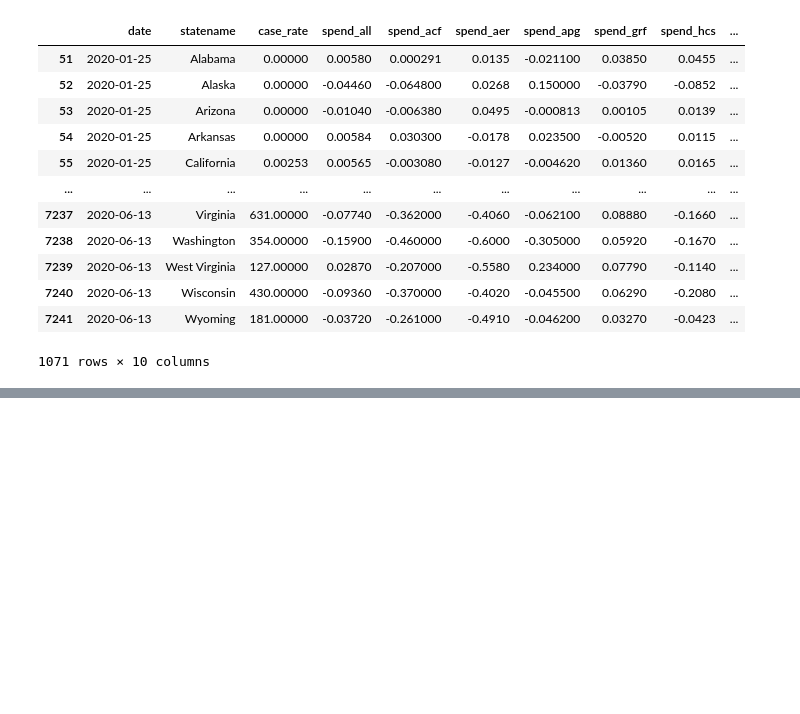
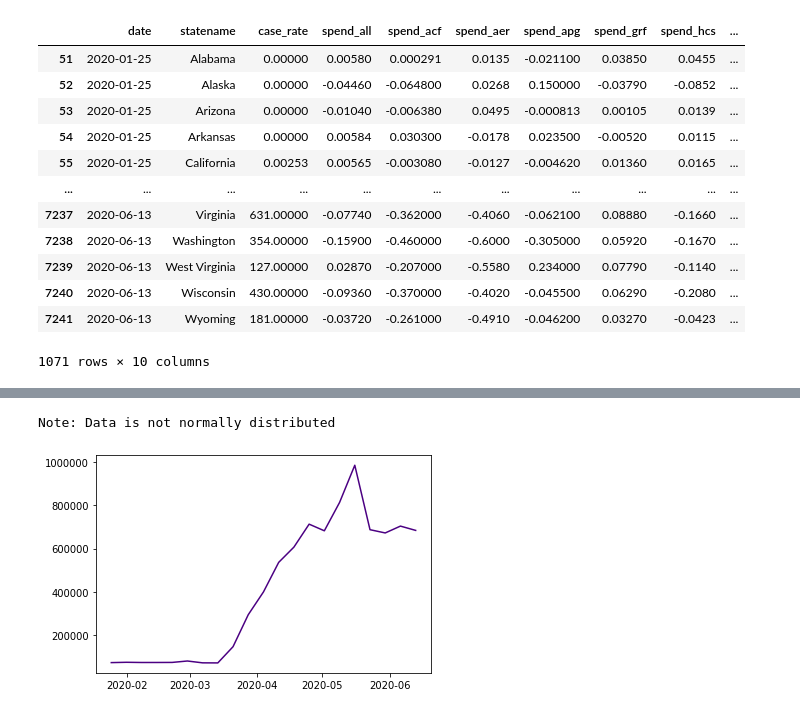
Before and after one commit to Starlinf/Project1, a Jupyter notebook: Project1_Q2.ipynb, the cells around one changed output, grey strips where cells are left out. Cells and saved outputs as stored; diff of their text form; code cells hidden in the pictures; blank space fills up the shorter version.

```diff
--- a/Project1_Q2.ipynb
+++ b/Project1_Q2.ipynb
@@ -398,0 +482,11 @@ q2_top5_fl
+# %%
+# Plot total number of unemployment insurance claims between Jan and Jun
+plt.plot(x_axis, total_claims, color='indigo')
+print('Note: Data is not normally distributed')
+
+# plt.plot(x_axis, COVID_case_rate, color='dodgerblue')
+# plt.plot(x_axis, total_spending, color='goldenrod')
+# plt.plot(x_axis, total_claims_rate, color='dodgerblue')
+# %% [output]
+Note: Data is not normally distributed
+[figure, added]
```
Also changed, not shown: parts of 60 cells of this notebook.
